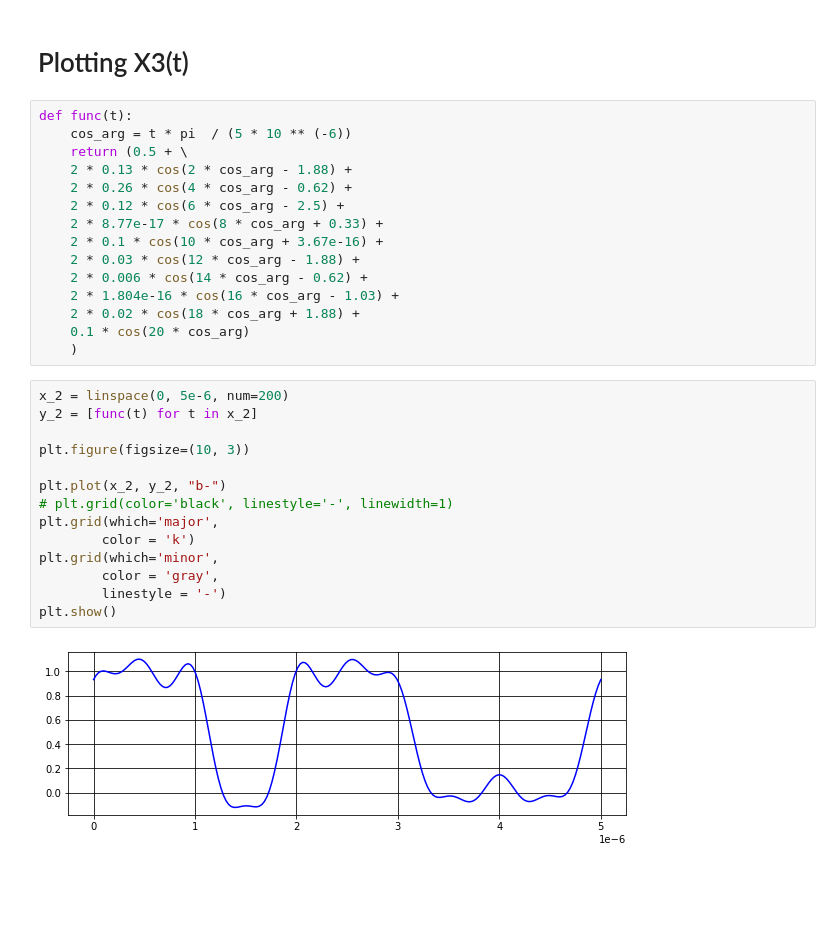
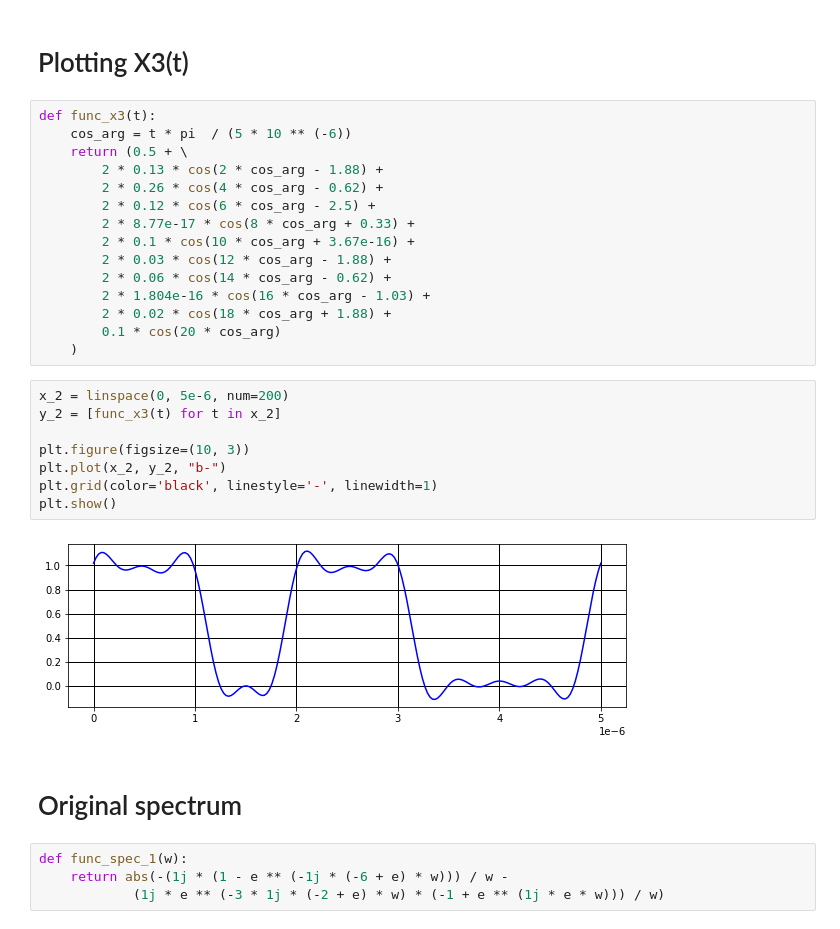
Before and after one commit to Felecort/Python-Rush, a Jupyter notebook: src/Little_Projects/Task_Calculations/Fourier_coeff.ipynb, the cells around one changed output. Saved outputs shown, nothing was run; the diff lists cells and outputs as text; blank space fills up the shorter version.

```diff
--- a/src/Little_Projects/Task_Calculations/Fourier_coeff.ipynb
+++ b/src/Little_Projects/Task_Calculations/Fourier_coeff.ipynb
@@ -75,33 +91,33 @@ i                       x                                               abs(x)
 # %% [markdown]
 # Plotting X3(t)
 # %%
-def func(t):
+def func_x3(t):
     cos_arg = t * pi  / (5 * 10 ** (-6))
     return (0.5 + \
-    2 * 0.13 * cos(2 * cos_arg - 1.88) +
-    2 * 0.26 * cos(4 * cos_arg - 0.62) +
-    2 * 0.12 * cos(6 * cos_arg - 2.5) +
-    2 * 8.77e-17 * cos(8 * cos_arg + 0.33) +
-    2 * 0.1 * cos(10 * cos_arg + 3.67e-16) +
-    2 * 0.03 * cos(12 * cos_arg - 1.88) +
-    2 * 0.006 * cos(14 * cos_arg - 0.62) +
-    2 * 1.804e-16 * cos(16 * cos_arg - 1.03) +
-    2 * 0.02 * cos(18 * cos_arg + 1.88) +
-    0.1 * cos(20 * cos_arg)
+        2 * 0.13 * cos(2 * cos_arg - 1.88) +
+        2 * 0.26 * cos(4 * cos_arg - 0.62) +
+        2 * 0.12 * cos(6 * cos_arg - 2.5) +
+        2 * 8.77e-17 * cos(8 * cos_arg + 0.33) +
+        2 * 0.1 * cos(10 * cos_arg + 3.67e-16) +
+        2 * 0.03 * cos(12 * cos_arg - 1.88) +
+        2 * 0.06 * cos(14 * cos_arg - 0.62) +
+        2 * 1.804e-16 * cos(16 * cos_arg - 1.03) +
+        2 * 0.02 * cos(18 * cos_arg + 1.88) +
+        0.1 * cos(20 * cos_arg)
     )
 # %%
 x_2 = linspace(0, 5e-6, num=200)
-y_2 = [func(t) for t in x_2]
+y_2 = [func_x3(t) for t in x_2]
 
 plt.figure(figsize=(10, 3))
-
 plt.plot(x_2, y_2, "b-")
-# plt.grid(color='black', linestyle='-', linewidth=1)
-plt.grid(which='major',
-        color = 'k')
-plt.grid(which='minor',
-        color = 'gray',
-        linestyle = '-')
+plt.grid(color='black', linestyle='-', linewidth=1)
 plt.show()
 # %% [output]
-[figure, old version]
+[figure, new version]
+# %% [markdown]
+# Original spectrum
+# %%
+def func_spec_1(w):
+    return abs(-(1j * (1 - e ** (-1j * (-6 + e) * w))) / w -
+            (1j * e ** (-3 * 1j * (-2 + e) * w) * (-1 + e ** (1j * e * w))) / w)
```
Also changed, not shown: parts of 7 cells of this notebook.
